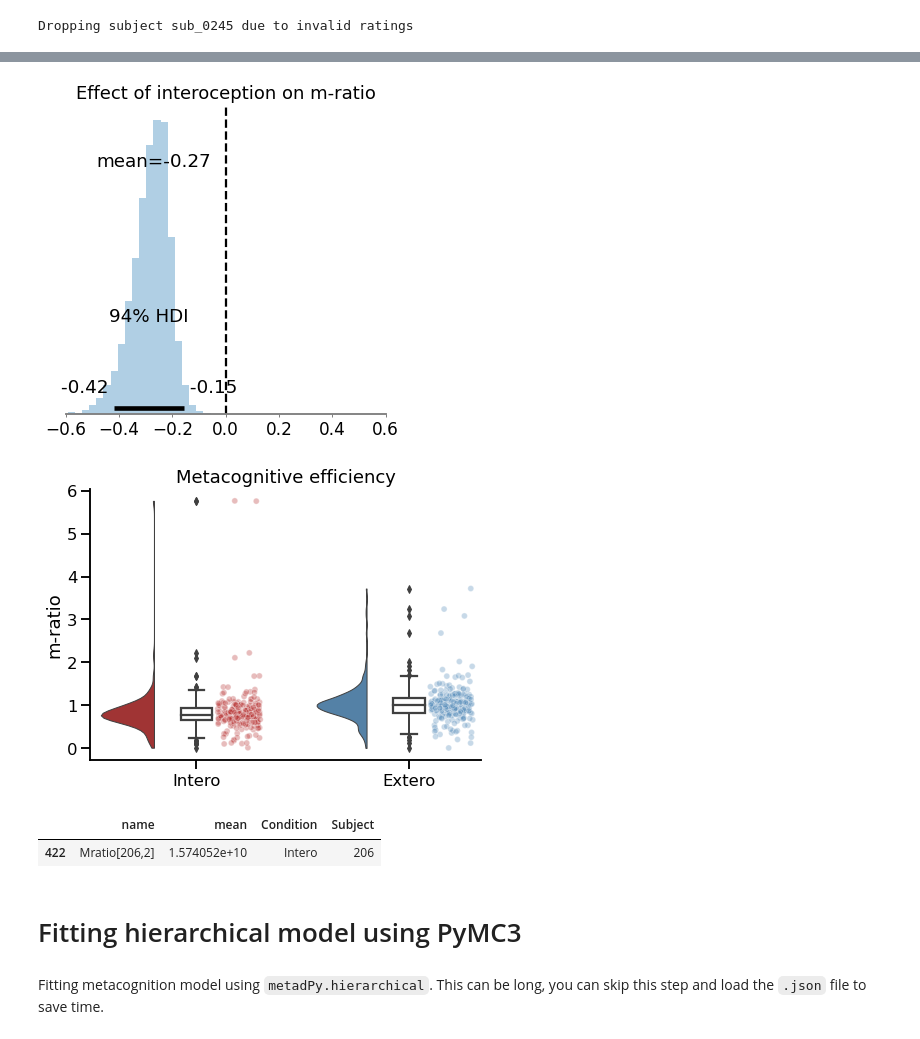
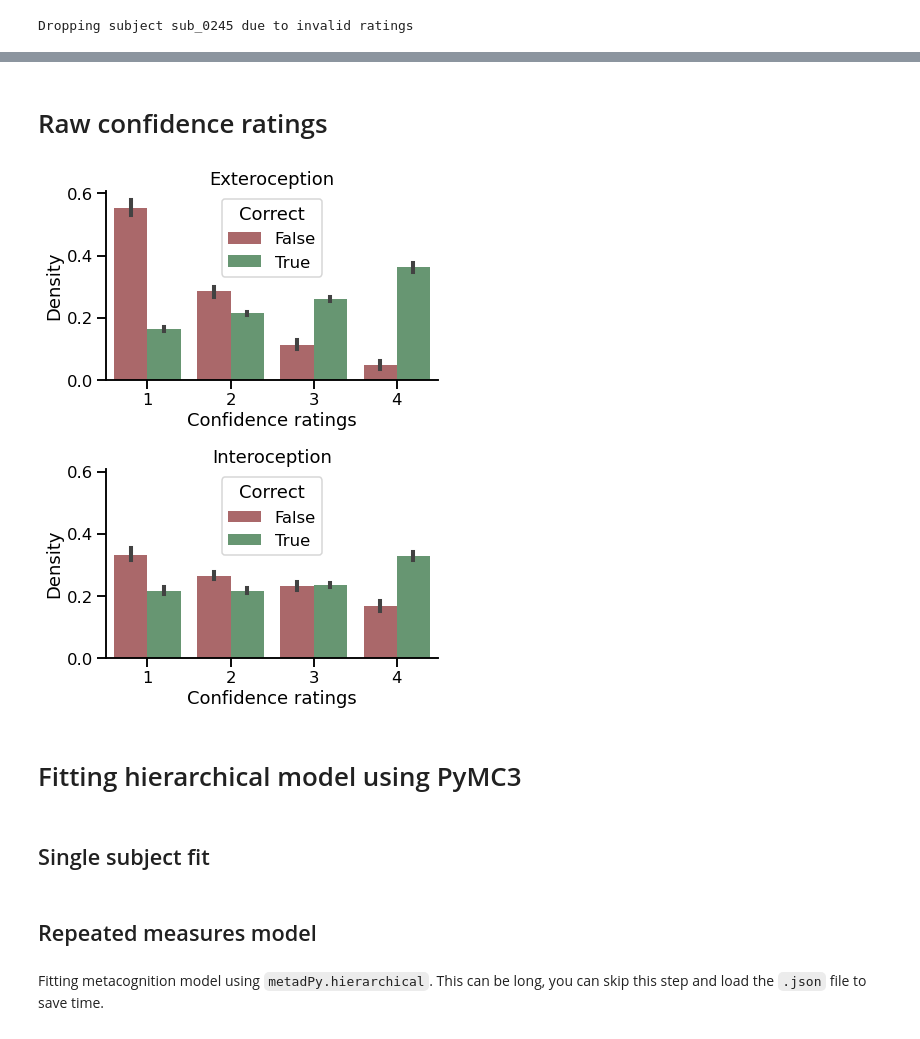
Before and after one commit to embodied-computation-group/CardioceptionPaper, a Jupyter notebook: code/3 - Metacognition-PyMC3.ipynb, the cells around one changed output, grey strips where cells are left out. Drawn from its saved outputs; the diff is of its cells as text; code cells hidden in the pictures.

```diff
--- a/code/3 - Metacognition-PyMC3.ipynb
+++ b/code/3 - Metacognition-PyMC3.ipynb
@@ -146,15 +131,0 @@ samples = pd.read_csv('jagsSamples.txt', sep='\t')
-# %%
-ax = az.plot_posterior(samples.value.to_numpy(), figsize=(5, 5), kind='hist', bins=20)
-ax.axvline(x=0, linestyle='--', color='k')
-ax.set_xlim(-.6, .6)
-ax.set_title('Effect of interoception on m-ratio')
-plt.savefig(path + '/figures/Fig3_betas.svg', dpi=600)
-# %% [output]
-[figure, removed]
-# %%
-stats = pd.read_csv('jagsStats.txt', sep='\t')
-stats['Condition'] = 'Intero'
-stats.loc[stats.name.str.contains(",2]"), 'Condition'] = 'Extero'
-for sub in range(1, 217):
-    stats.loc[stats.name.str.contains(str(sub)+','), 'Subject'] = [str(sub)]
-stats = stats[stats.name.str.contains('Mratio')]
@@ -163,21 +132,39 @@ stats = stats[stats['mean'] < 10]
-# %%
-f, ax = plt.subplots(figsize=(7, 5))
-ax=pt.RainCloud(x='Condition', y='mean', data=stats, palette=['firebrick', 'steelblue'], bw=.2,
-                move = .2, width_viol=.5, ax=ax, orient='v', rain_linewidth=1, point_size=6, rain_alpha=.3)
-ax.set_title('Metacognitive efficiency')
-ax.set_ylabel('m-ratio')
-ax.set_xlabel('')
-sns.despine()
-plt.savefig(path + '/figures/Fig3_mratio.svg', dpi=600)
-# %% [output]
-[figure, removed]
-# %%
-stats[stats['mean'] > 10]
-# %% [output]
-|  | name | mean | Condition | Subject |
-| 422 | Mratio[206,2] | 1.574052e+10 | Intero | 206 |
+# %% [markdown]
+# Raw confidence ratings
+# %%
+rawConfidence_df = pd.DataFrame([])
+for sub in metacognition_df.Subject.unique():
+    for cond in metacognition_df.Condition.unique():
+        for corr in [True, False]:
+            this_df = metacognition_df[(metacognition_df.Subject==sub) & (metacognition_df.Condition==cond) & (metacognition_df.Accuracy==corr)]
+            new_ratings = this_df.Confidence.to_numpy()
+            rawConfidence_df = rawConfidence_df.append(pd.DataFrame({'Subject': sub,
+                          'Condition': cond,
+                          'Correct': corr,
+                          'Ratings': np.arange(1, 5),
+                          'Density': np.array([np.count_nonzero(new_ratings == i) for i in range(1, 5)]) / len(new_ratings)}), ignore_index=True)
+# %%
+fig, ax = plt.subplots(2, 1, figsize=(6, 8), sharey=True)
+#sns.stripplot(data=rawConfidence_df[rawConfidence_df.Condition=='Extero'], x='Ratings', y='Density', hue='Correct', ax=ax[0], palette=["#b55d60", "#5f9e6e"])
+sns.barplot(data=rawConfidence_df[rawConfidence_df.Condition=='Extero'], x='Ratings', y='Density', hue='Correct', ax=ax[0], palette=["#b55d60", "#5f9e6e"])
+ax[0].set_title('Exteroception')
+ax[0].set_xlabel('Confidence ratings')
+
+#sns.stripplot(data=rawConfidence_df[rawConfidence_df.Condition=='Intero'], x='Ratings', y='Density', hue='Correct', ax=ax[1], palette=["#b55d60", "#5f9e6e"])
+sns.barplot(data=rawConfidence_df[rawConfidence_df.Condition=='Intero'], x='Ratings', y='Density', hue='Correct', ax=ax[1], palette=["#b55d60", "#5f9e6e"])
+ax[1].set_title('Interoception')
+ax[1].set_xlabel('Confidence ratings')
+plt.tight_layout()
+sns.despine()
+plt.savefig(path + '/figures/rawConfidence.svg', dpi=300)
+# %% [output]
+[figure, added]
 # %% [markdown]
 # Fitting hierarchical model using PyMC3
+# %% [markdown]
+## Single subject fit
+# %% [markdown]
+## Repeated measures model
 # %% [markdown]
 Fitting metacognition model using `metadPy.hierarchical`. This can be long, you can skip this step and load the `.json` file to save time.
 # %%
```
Also changed, not shown: parts of 9 cells of this notebook, 4 other files.
